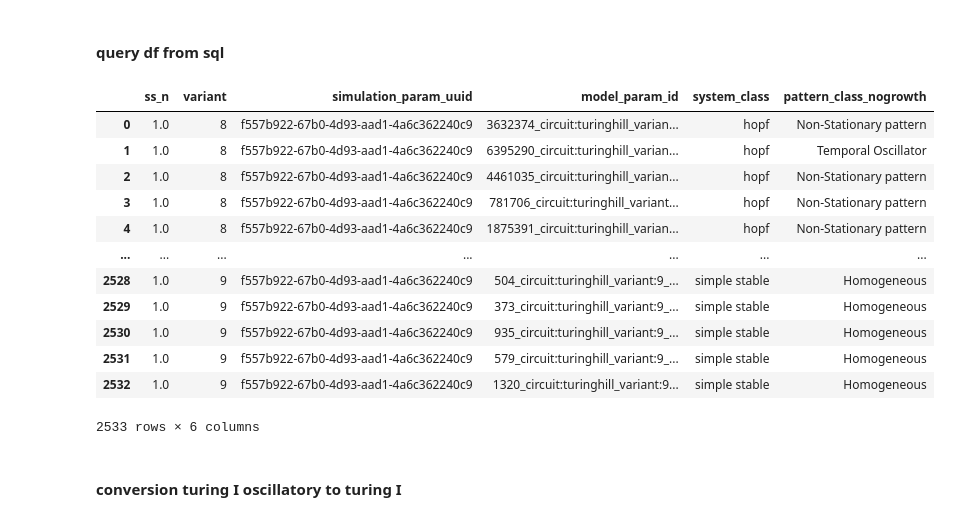
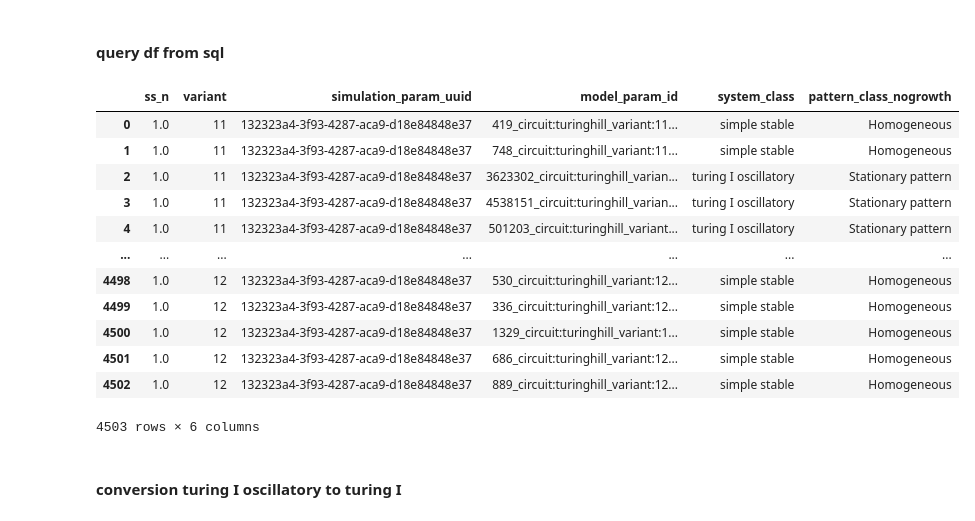
Before and after one commit to martinaoliver/modelling, a Jupyter notebook: growth/src/patternAnalysis/confusionMatrix_lsaNumerical.ipynb, the cells around one changed output. Cells and saved outputs as stored; diff of their text form; code cells hidden in the pictures.

```diff
--- a/growth/src/patternAnalysis/confusionMatrix_lsaNumerical.ipynb
+++ b/growth/src/patternAnalysis/confusionMatrix_lsaNumerical.ipynb
@@ -44,32 +46,32 @@ Dispersion relation information
 # %%
 import psycopg2
 credentials=f"postgresql://moliver:moliver@ld-rendres07.bc.ic.ac.uk/moliver"
 with psycopg2.connect(credentials) as conn:
     with conn.cursor() as cursor:
         query = '''select ao.ss_n, mp.variant,simulation_param_uuid,  ao.model_param_id,ao.system_class,pco.pattern_class_nogrowth from pattern_class_output pco
-join analytical_output ao on pco.model_param_id = ao.model_param_id
+join analytical_output ao on (pco.model_param_id, pco."ssID") = (ao.model_param_id, ao."ssID")
 join model_param mp on mp.model_param_id = ao.model_param_id
-where simulation_param_uuid = 'f557b922-67b0-4d93-aad1-4a6c362240c9'
-          and ss_n=1
-and( mp.variant='9' or mp.variant='8')
+where simulation_param_uuid = '132323a4-3f93-4287-aca9-d18e84848e37'
+and ss_n=1
+and( mp.variant='11' or mp.variant='12')
 and mp.n_samples=1000000;'''
         lsa_vs_numerical_df = pd.read_sql_query(query, conn)
 
 lsa_vs_numerical_df
 # %% [output]
 |  | ss_n | variant | simulation_param_uuid | model_param_id | system_class | pattern_class_nogrowth |
-| 0 | 1.0 | 8 | f557b922-67b0-4d93-aad1-4a6c362240c9 | 3632374_circuit:turinghill_varian... | hopf | Non-Stationary pattern |
-| 1 | 1.0 | 8 | f557b922-67b0-4d93-aad1-4a6c362240c9 | 6395290_circuit:turinghill_varian... | hopf | Temporal Oscillator |
-| 2 | 1.0 | 8 | f557b922-67b0-4d93-aad1-4a6c362240c9 | 4461035_circuit:turinghill_varian... | hopf | Non-Stationary pattern |
-| 3 | 1.0 | 8 | f557b922-67b0-4d93-aad1-4a6c362240c9 | 781706_circuit:turinghill_variant... | hopf | Non-Stationary pattern |
-| 4 | 1.0 | 8 | f557b922-67b0-4d93-aad1-4a6c362240c9 | 1875391_circuit:turinghill_varian... | hopf | Non-Stationary pattern |
+| 0 | 1.0 | 11 | 132323a4-3f93-4287-aca9-d18e84848e37 | 419_circuit:turinghill_variant:11... | simple stable | Homogeneous |
+| 1 | 1.0 | 11 | 132323a4-3f93-4287-aca9-d18e84848e37 | 748_circuit:turinghill_variant:11... | simple stable | Homogeneous |
+| 2 | 1.0 | 11 | 132323a4-3f93-4287-aca9-d18e84848e37 | 3623302_circuit:turinghill_varian... | turing I oscillatory | Stationary pattern |
+| 3 | 1.0 | 11 | 132323a4-3f93-4287-aca9-d18e84848e37 | 4538151_circuit:turinghill_varian... | turing I oscillatory | Stationary pattern |
+| 4 | 1.0 | 11 | 132323a4-3f93-4287-aca9-d18e84848e37 | 501203_circuit:turinghill_variant... | turing I oscillatory | Stationary pattern |
 | ... | ... | ... | ... | ... | ... | ... |
-| 2528 | 1.0 | 9 | f557b922-67b0-4d93-aad1-4a6c362240c9 | 504_circuit:turinghill_variant:9_... | simple stable | Homogeneous |
-| 2529 | 1.0 | 9 | f557b922-67b0-4d93-aad1-4a6c362240c9 | 373_circuit:turinghill_variant:9_... | simple stable | Homogeneous |
-| 2530 | 1.0 | 9 | f557b922-67b0-4d93-aad1-4a6c362240c9 | 935_circuit:turinghill_variant:9_... | simple stable | Homogeneous |
-| 2531 | 1.0 | 9 | f557b922-67b0-4d93-aad1-4a6c362240c9 | 579_circuit:turinghill_variant:9_... | simple stable | Homogeneous |
-| 2532 | 1.0 | 9 | f557b922-67b0-4d93-aad1-4a6c362240c9 | 1320_circuit:turinghill_variant:9... | simple stable | Homogeneous |
+| 4498 | 1.0 | 12 | 132323a4-3f93-4287-aca9-d18e84848e37 | 530_circuit:turinghill_variant:12... | simple stable | Homogeneous |
+| 4499 | 1.0 | 12 | 132323a4-3f93-4287-aca9-d18e84848e37 | 336_circuit:turinghill_variant:12... | simple stable | Homogeneous |
+| 4500 | 1.0 | 12 | 132323a4-3f93-4287-aca9-d18e84848e37 | 1329_circuit:turinghill_variant:1... | simple stable | Homogeneous |
+| 4501 | 1.0 | 12 | 132323a4-3f93-4287-aca9-d18e84848e37 | 686_circuit:turinghill_variant:12... | simple stable | Homogeneous |
+| 4502 | 1.0 | 12 | 132323a4-3f93-4287-aca9-d18e84848e37 | 889_circuit:turinghill_variant:12... | simple stable | Homogeneous |
-2533 rows × 6 columns
+4503 rows × 6 columns
 # %% [markdown]
 #### conversion turing I oscillatory to turing I
 # %%
```
Also changed, not shown: parts of 4 cells of this notebook, 2 other files.
